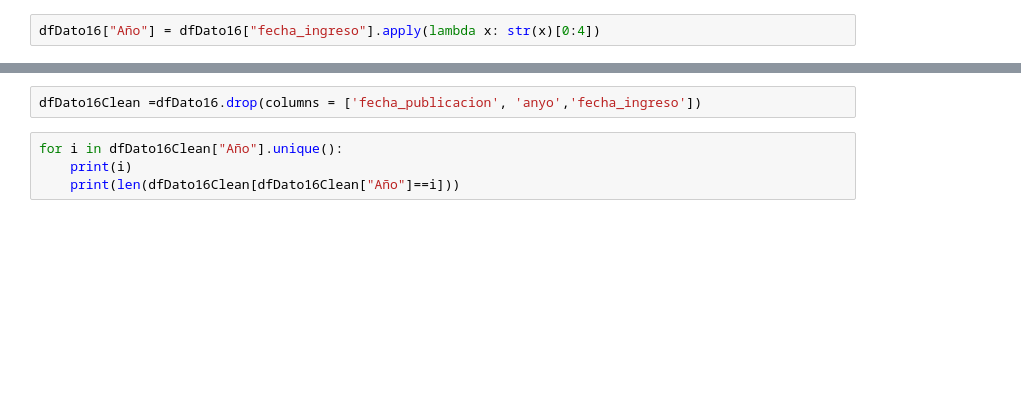
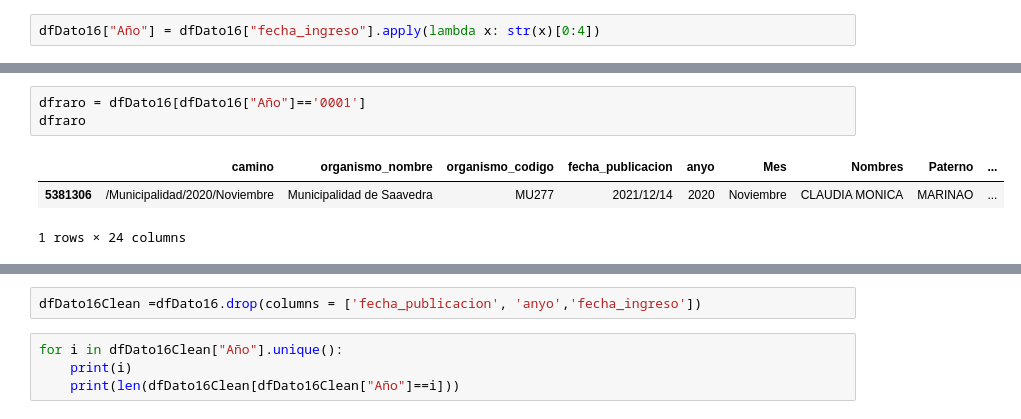
Before and after one commit to Sud-Austral/Transparencia_Activa, a Jupyter notebook: LogicaArchivosGrandes5.ipynb, the cells around one changed output, grey strips where cells are left out. Saved outputs shown, nothing was run; the diff lists cells and outputs as text; blank space fills up the shorter version.

```diff
--- a/LogicaArchivosGrandes5.ipynb
+++ b/LogicaArchivosGrandes5.ipynb
@@ -7,3 +52,10 @@ dfDato16["Año"] = dfDato16["fecha_ingreso"].apply(lambda x: str(x)[0:4])
+# %%
+dfraro = dfDato16[dfDato16["Año"]=='0001']
+dfraro
+# %% [output]
+|  | camino | organismo_nombre | organismo_codigo | fecha_publicacion | anyo | Mes | Nombres | Paterno | ... |
+| 5381306 | /Municipalidad/2020/Noviembre | Municipalidad de Saavedra | MU277 | 2021/12/14 | 2020 | Noviembre | CLAUDIA MONICA | MARINAO | ... |
+1 rows × 24 columns
 # %%
 dfDato16
 # %% [output]
```
Also changed, not shown: parts of 9 cells of this notebook, 9 other files.
